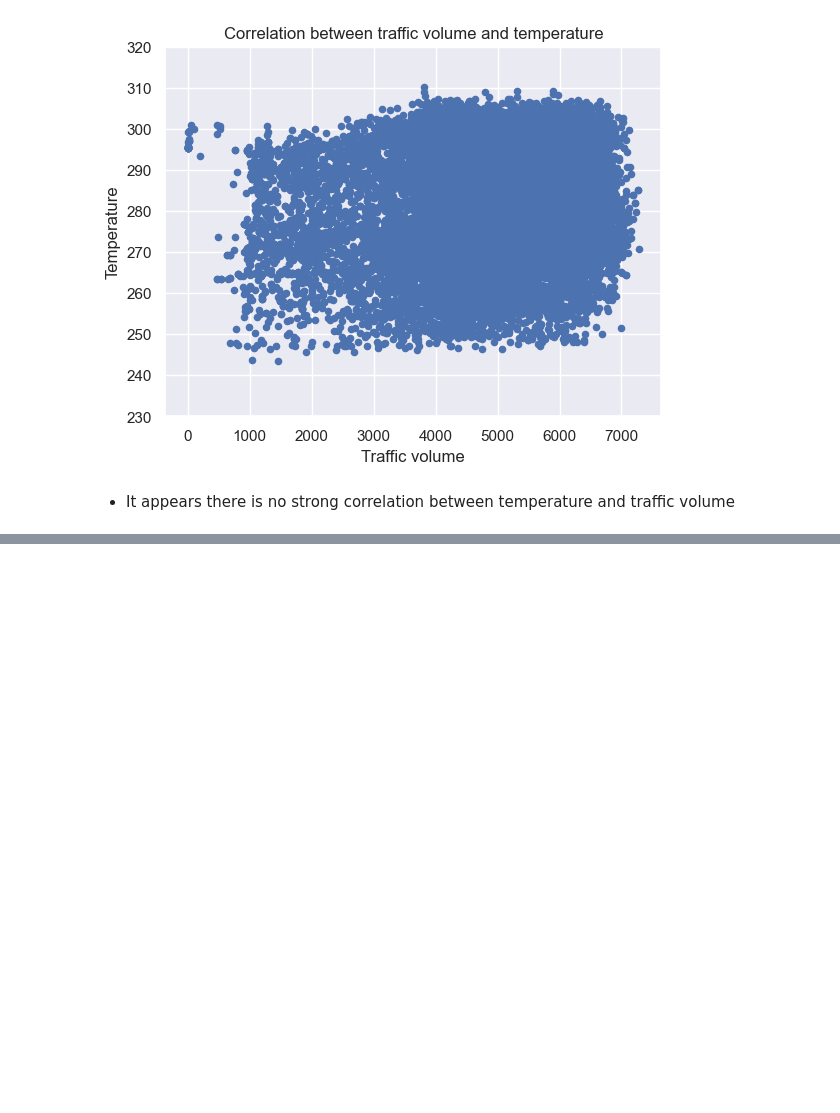
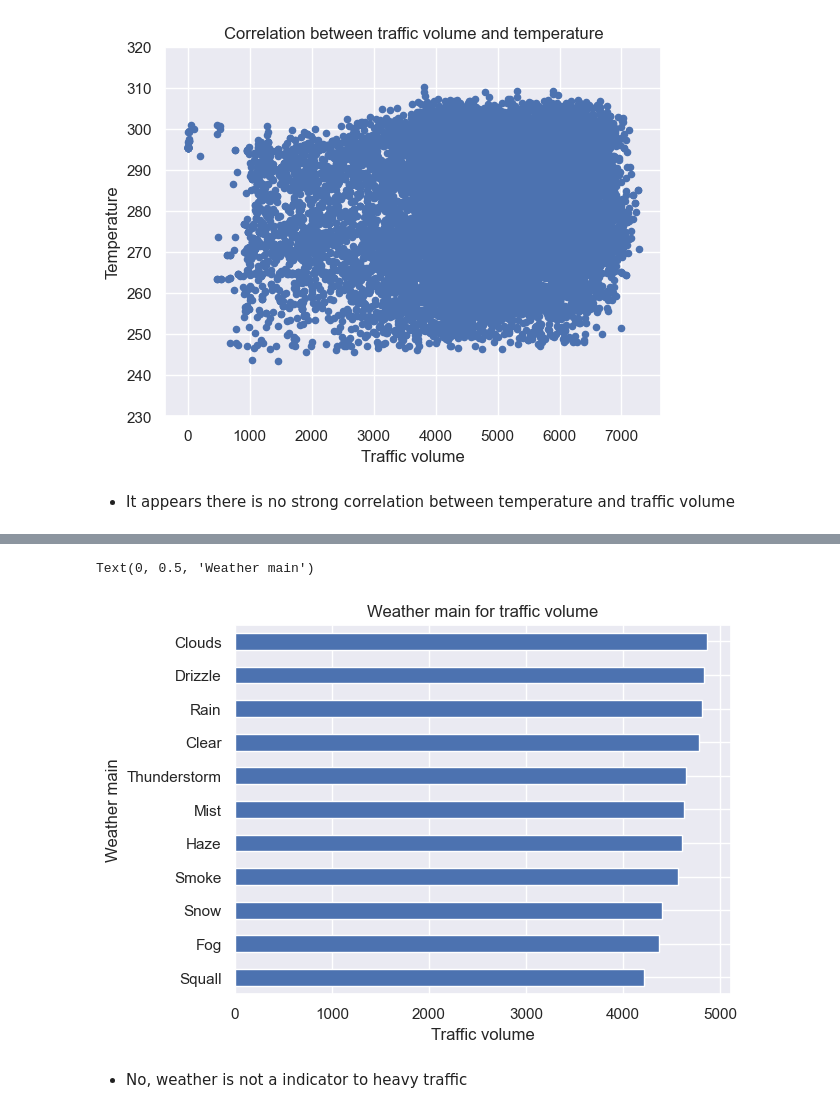
Before and after one commit to NasuYue/AB_testing_google_udemy, a Jupyter notebook: Part2_Intermediate-Python-and-Pandas/Data Visualization Fundamentals/Finding Heavy Traffic Indicators on I-94/Finding-Heavy-Traffic-Indicators-on-I-94.ipynb, the cells around one changed output, grey strips where cells are left out. Saved outputs shown, nothing was run; the diff lists cells and outputs as text; code cells hidden in the pictures; blank space fills up the shorter version.

```diff
--- a/Part2_Intermediate-Python-and-Pandas/Data Visualization Fundamentals/Finding Heavy Traffic Indicators on I-94/Finding-Heavy-Traffic-Indicators-on-I-94.ipynb
+++ b/Part2_Intermediate-Python-and-Pandas/Data Visualization Fundamentals/Finding Heavy Traffic Indicators on I-94/Finding-Heavy-Traffic-Indicators-on-I-94.ipynb
@@ -302,0 +311,3 @@ Text(0, 0.5, 'Temperature')
+# %%
+by_weather_main=daytime.groupby('weather_main').mean()
+by_weather_main.corr()['traffic_volume']
@@ -302,0 +323,10 @@ Text(0, 0.5, 'Temperature')
+# %%
+by_weather_main['traffic_volume'].sort_values().plot.barh()
+plt.xlabel('Traffic volume')
+plt.title('Weather main for traffic volume')
+plt.ylabel('Weather main')
+# %% [output]
+Text(0, 0.5, 'Weather main')
+[figure, added]
+# %% [markdown]
+- No, weather is not a indicator to heavy traffic
```
Also changed, not shown: parts of 7 cells of this notebook.
